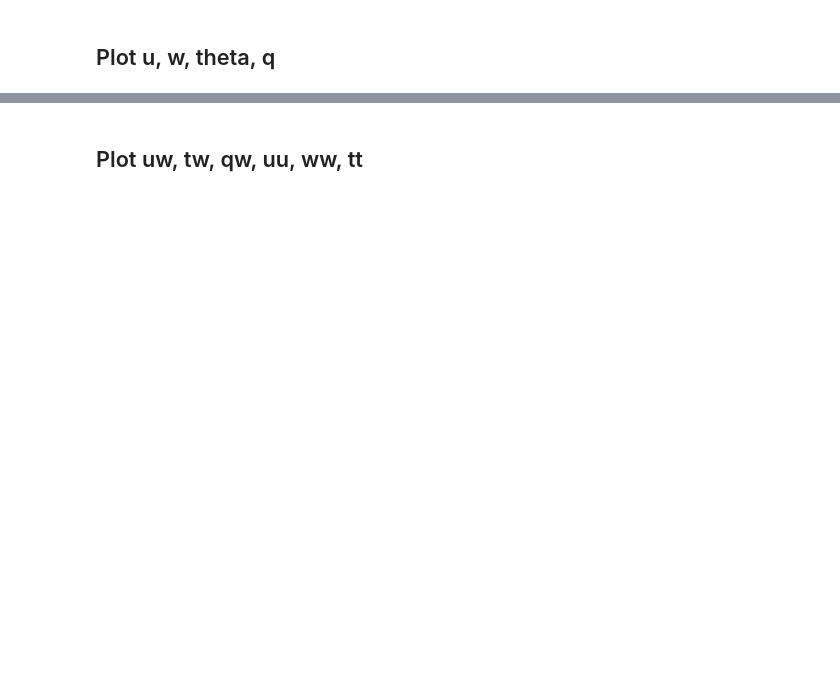
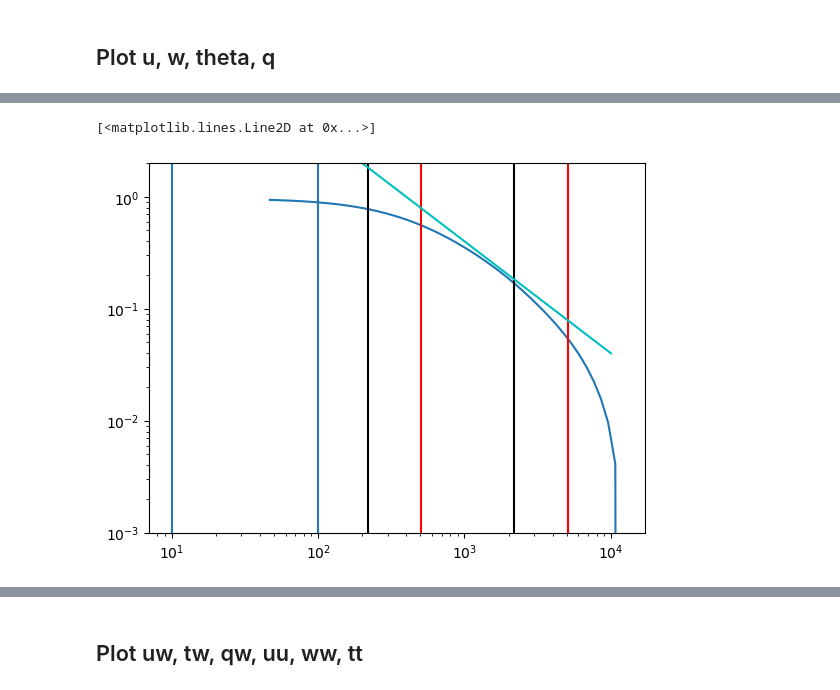
Before and after one commit to Salesky-ABL/LES-utils, a Jupyter notebook: scripts/RFM_test.ipynb, the cells around one changed output, grey strips where cells are left out. Saved outputs shown, nothing was run; the diff lists cells and outputs as text; code cells hidden in the pictures; blank space fills up the shorter version.

```diff
--- a/scripts/RFM_test.ipynb
+++ b/scripts/RFM_test.ipynb
@@ -46,0 +59,21 @@ for iax in ax1.flatten():
+# %%
+plt.loglog(RFM_var.delta_x, RFM_var.u_rot.isel(z=64)/s.u_var_rot[64])
+plt.ylim([1e-3, 2e0])
+
+l = Lall[-1]
+
+plt.axvline(s.z[64], c="r")
+plt.axvline(10*s.z[64], c="r")
+plt.axvline(l.u_rot[64], c="k")
+plt.axvline(10*l.u_rot[64], c="k")
+# plt.axvline(1800*s.u_mean_rot[64], c="k")
+plt.axvline(10)
+plt.axvline(100)
+
+# -1 power law
+xx = np.array([1e2, 1e4])
+yy = 400 * xx ** -1
+plt.loglog(xx, yy, "c")
+# %% [output]
+[<matplotlib.lines.Line2D at 0x...>]
+[figure, added]
```
Also changed, not shown: parts of 19 cells of this notebook, 1 other file.
